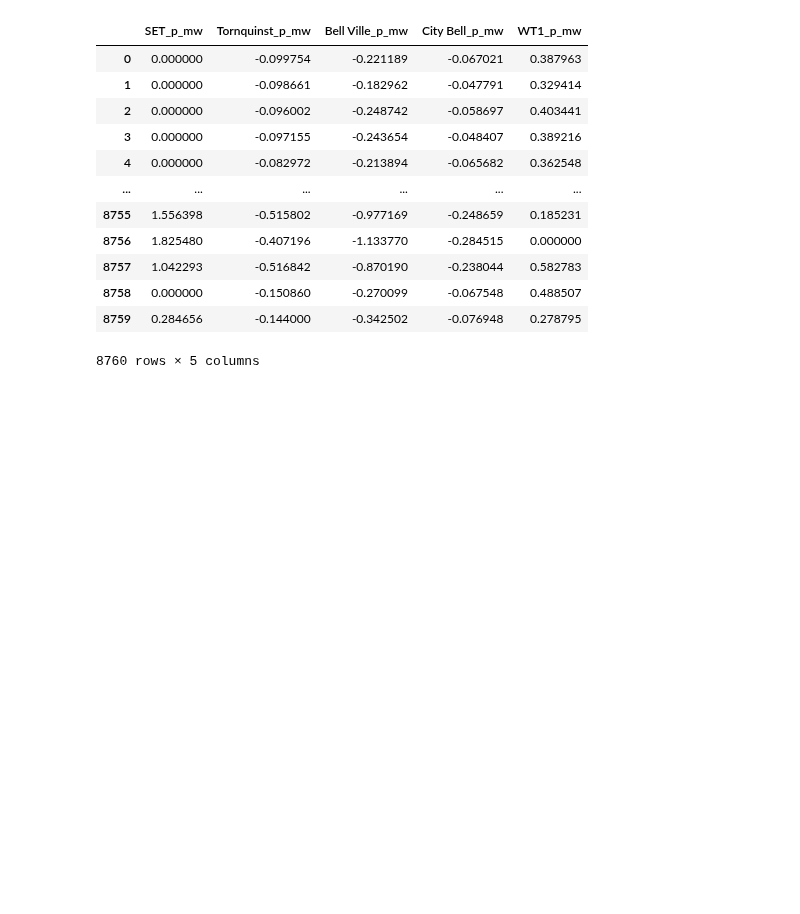
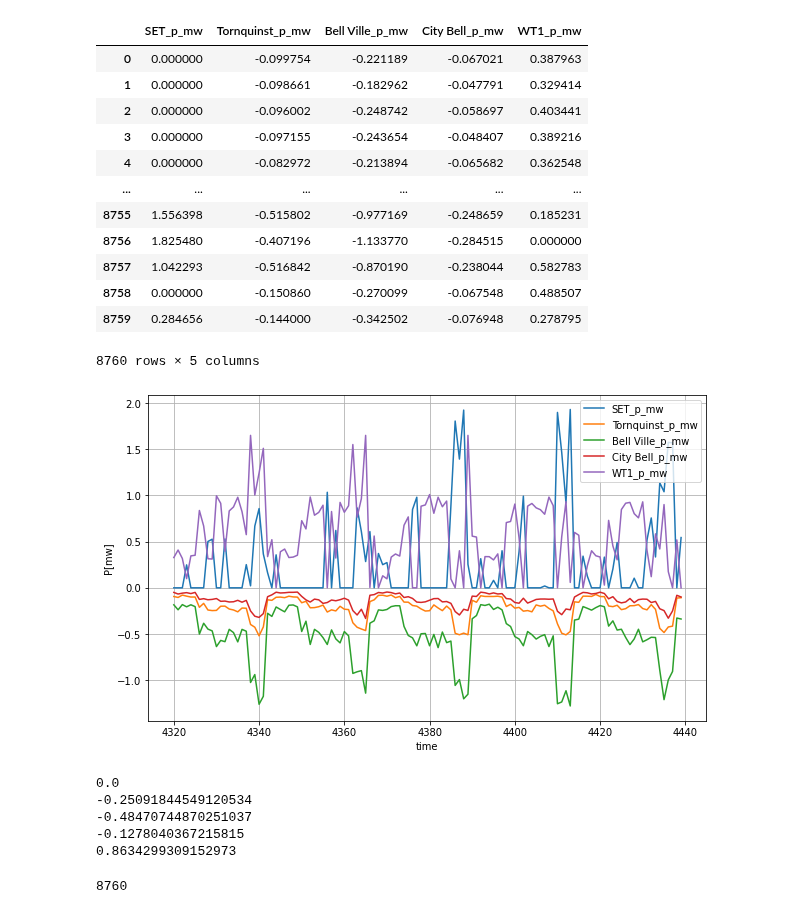
Before and after one commit to MGFO/MGFO, a Jupyter notebook: Modular_Model.ipynb, the cells around one changed output. Drawn from its saved outputs; the diff is of its cells as text; code cells hidden in the pictures; blank space fills up the shorter version.

```diff
--- a/Modular_Model.ipynb
+++ b/Modular_Model.ipynb
@@ -387,32 +365,46 @@ Resultados
 # %%
 # Set the plot curve with markers and a title
 fig, ax = plt.subplots(1, 1)
 
 fig.set_size_inches(10,6)
 a=180*24
 #b=360
 b=180*24+5*24
-ax.plot(Resultados['SET'][a:b], label = 'P Ext')
-ax.plot(Resultados['PV2'][a:b], label = 'PV')
-ax.plot(Resultados['ST1'][a:b], label = 'ST')
-ax.plot(Resultados['E_ST1'][a:b], label = 'E_ST')
-ax.plot(Resultados['Tornquinst'][a:b]+Resultados['Bell Ville'][a:b]+Resultados['City Bell'][a:b], label = 'Load')
+for col in Resultados:
+    ax.plot(Resultados[col][a:b], label = col)
+
+#ax.plot(Resultados['Tornquinst'][a:b]+Resultados['Bell Ville'][a:b]+Resultados['City Bell'][a:b], label = 'Load')
 
 #ax.plot(Resultados['time'][240:360], Resultados['p_mw_PV'][240:360], label = 'PV')
 #ax.plot(Resultados['time'][240:360], Resultados['p_mw_Load'][240:360], label = 'Load')
 
 ax.set_xlabel('time')
 ax.set_ylabel('P[mw]')
 
 ax.legend()
 
 ax.grid(True)
 
 
 plt.show()
+# %% [output]
+[figure, added]
 # %%
 df = pd.DataFrame([], index = range(100))
 # %%
 df['Col 1'] = [i for i in range(100)]
 # %%
 df
+# %%
+for c in Resultados:
+    print(Resultados[c][10])
+# %% [output]
+0.0
+-0.25091844549120534
+-0.48470744870251037
+-0.1278040367215815
+0.8634299309152973
+# %%
+len(Resultados)
+# %% [output]
+8760
```
Also changed, not shown: parts of 4 cells of this notebook, 5 other files.
